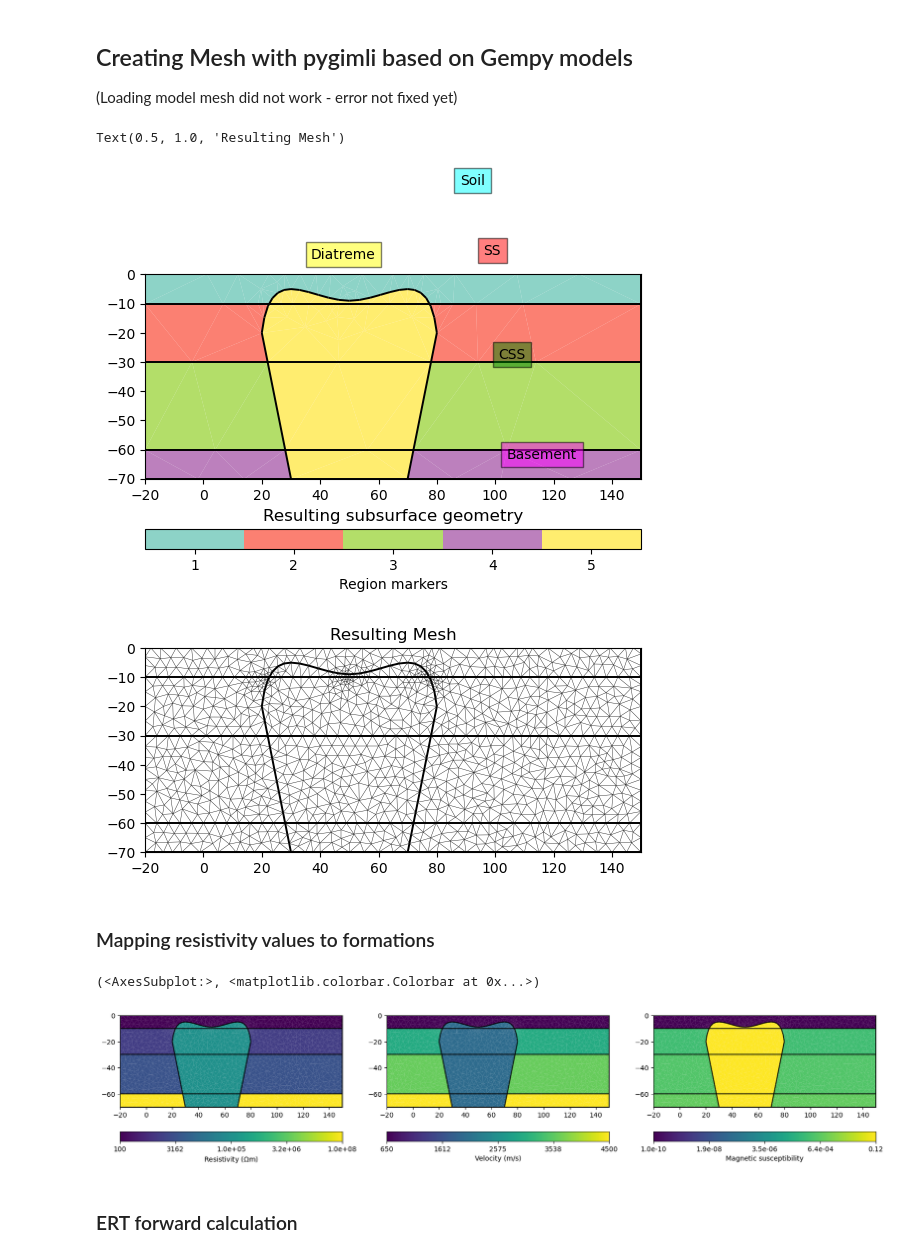
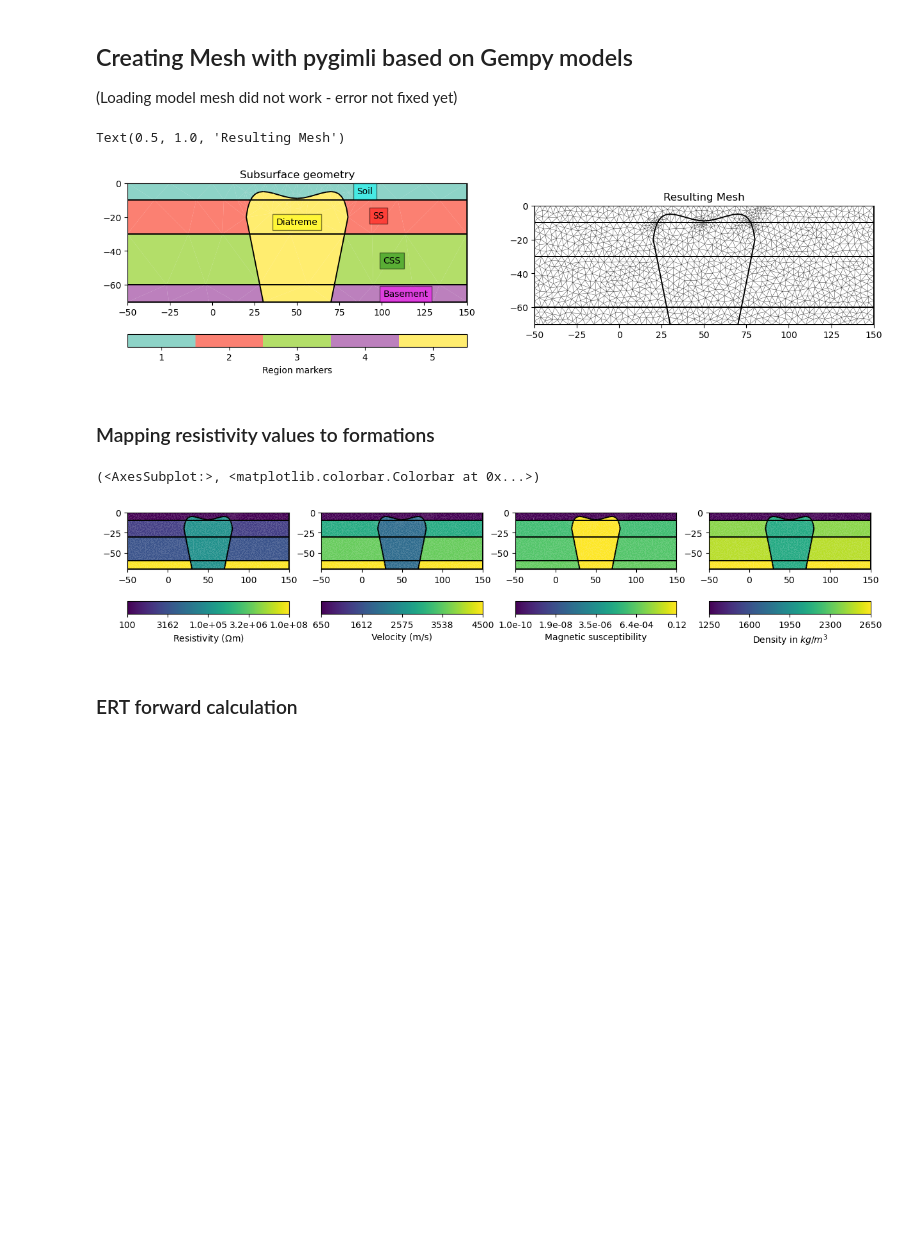
Before and after one commit to ZiegAnt/ResearchModule, a Jupyter notebook: RM_pygimli_computations.ipynb, the cells around one changed output. Saved outputs shown, nothing was run; the diff lists cells and outputs as text; code cells hidden in the pictures; blank space fills up the shorter version.

Commit message:
Inversion script and improved figures

```diff
--- a/RM_pygimli_computations.ipynb
+++ b/RM_pygimli_computations.ipynb
@@ -76,7 +94,7 @@ class TT:
 (Loading model mesh did not work - error not fixed yet)
 # %%
 # Create layered subsurface
-world = mt.createWorld([-20,-70], [150, 0], layers=[-10,-30,-60])
+world = mt.createWorld([world.xmin,-world.zmax], [world.xmax, 0], layers=[-10,-30,-60])
 
 # Create surface points for Diatreme
 pnts = [[20,-20], [30,-5], [50,-9], [70,-5], [80,-20]]
@@ -95,29 +113,32 @@ for marker, y in enumerate([-20, -50, -65]):
 
 # Create mesh
 geom_mesh = mt.createMesh(geom, area=10)
-#mt.exportPLC(geom_mesh, 'mesh_combinedmodel.poly')
+mt.exportPLC(geom_mesh, 'mesh_combinedmodel.poly')
 
 #Append a boundary region for forward calculations
 #world_with_boundary = pg.meshtools.appendTriangleBoundary(world, marker=1, xbound=10, ybound=10)
 # %%
 # Visualization of geometry
-pg.show(geom)
-plt.title('Resulting subsurface geometry')
+fig, (ax1,ax2) = plt.subplots(1,2,figsize=(15, 19))
+
+ax1.set_title('Subsurface geometry')
+
+pg.show(geom,ax=ax1)
+
 # Notes
-plt.text(2.8, 18.2, 'Soil', horizontalalignment='center', bbox=dict(facecolor='cyan', alpha=0.5))
-plt.text(3, 14.7, 'SS', horizontalalignment='center', bbox=dict(facecolor='red', alpha=0.5))
-plt.text(3.2, 9.5, 'CSS', horizontalalignment='center', bbox=dict(facecolor='green', alpha=0.5))
-plt.text(3.5, 4.5, 'Basement', horizontalalignment='center', bbox=dict(facecolor='magenta', alpha=0.5))
-plt.text(1.5, 14.5, 'Diatreme', horizontalalignment='center', bbox=dict(facecolor='yellow', alpha=0.5))
+plt.text(3, 11.9, 'Soil', horizontalalignment='center', bbox=dict(facecolor='cyan', alpha=0.5))
+plt.text(3.2, 10, 'SS', horizontalalignment='center', bbox=dict(facecolor='red', alpha=0.5))
+plt.text(3.4, 6.5, 'CSS', horizontalalignment='center', bbox=dict(facecolor='green', alpha=0.5))
+plt.text(3.6, 3.9, 'Basement', horizontalalignment='center', bbox=dict(facecolor='magenta', alpha=0.5))
+plt.text(2, 9.5, 'Diatreme', horizontalalignment='center', bbox=dict(facecolor='yellow', alpha=0.5))
 plt.savefig('combined_mesh.pdf')
 
 # Visualization of mesh
-pg.show(geom_mesh)
-plt.title('Resulting Mesh')
+pg.show(geom_mesh,ax=ax2)
+ax2.set_title('Resulting Mesh')
 # %% [output]
 Text(0.5, 1.0, 'Resulting Mesh')
-[figure, old version]
+[figure, new version]
-[figure, removed]
 # %% [markdown]
 ### Mapping resistivity values to formations
 # %%
@@ -125,15 +146,17 @@ Text(0.5, 1.0, 'Resulting Mesh')
 rhomap = [[1,Soil.rho], [2,SS.rho], [3,CSS.rho], [4,basement.rho], [5,Diatreme.rho]]
 vmap = [[1,Soil.v],[2,SS.v],[3,CSS.v],[4,basement.v], [5,Diatreme.v]]
 kmap = [[1,Soil.k],[2,SS.k], [3,CSS.k], [4,basement.k], [5,Diatreme.k]]
+denmap = [[1,Soil.den],[2,SS.den], [3,CSS.den], [4,basement.den], [5,Diatreme.den]]
 
 #mesh = mt.createMesh(world)
-fig, (ax1,ax2,ax3) = plt.subplots(1,3,figsize=(20, 20))
+fig, (ax1,ax2,ax3,ax4) = plt.subplots(1,4,figsize=(15, 19))
 pg.show(geom_mesh, ax=ax1, data = rhomap, label = pg.unit('res'), colorBar =True, logScale=True)
 pg.show(geom_mesh, ax=ax2, data = vmap, label = pg.unit('vel'), colorBar =True, logScale=False)
 pg.show(geom_mesh, ax=ax3, data = kmap, label = 'Magnetic susceptibility', colorBar =True, logScale=True)
+pg.show(geom_mesh, ax=ax4, data = denmap, label = 'Density in $kg/m^3$', colorBar =True, logScale=False)
 # %% [output]
 (<AxesSubplot:>, <matplotlib.colorbar.Colorbar at 0x...>)
-[figure, old version]
+[figure, new version]
 # %% [markdown]
 ### ERT forward calculation
 # %%
```
Also changed, not shown: parts of 15 cells of this notebook, 9 other files.
